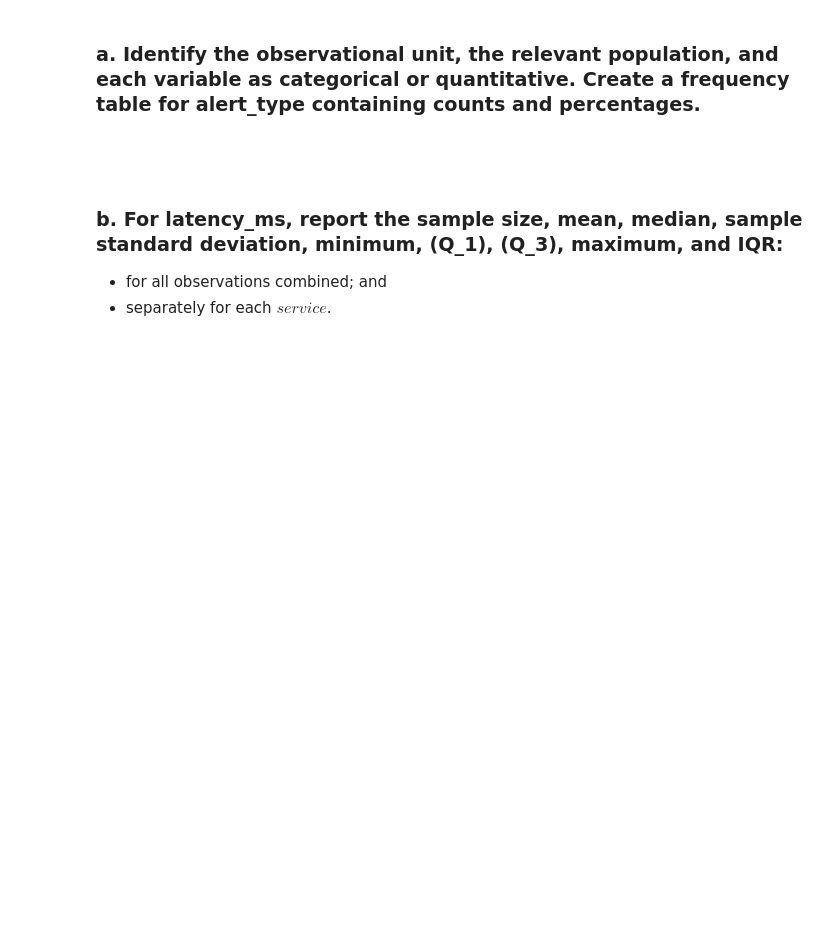
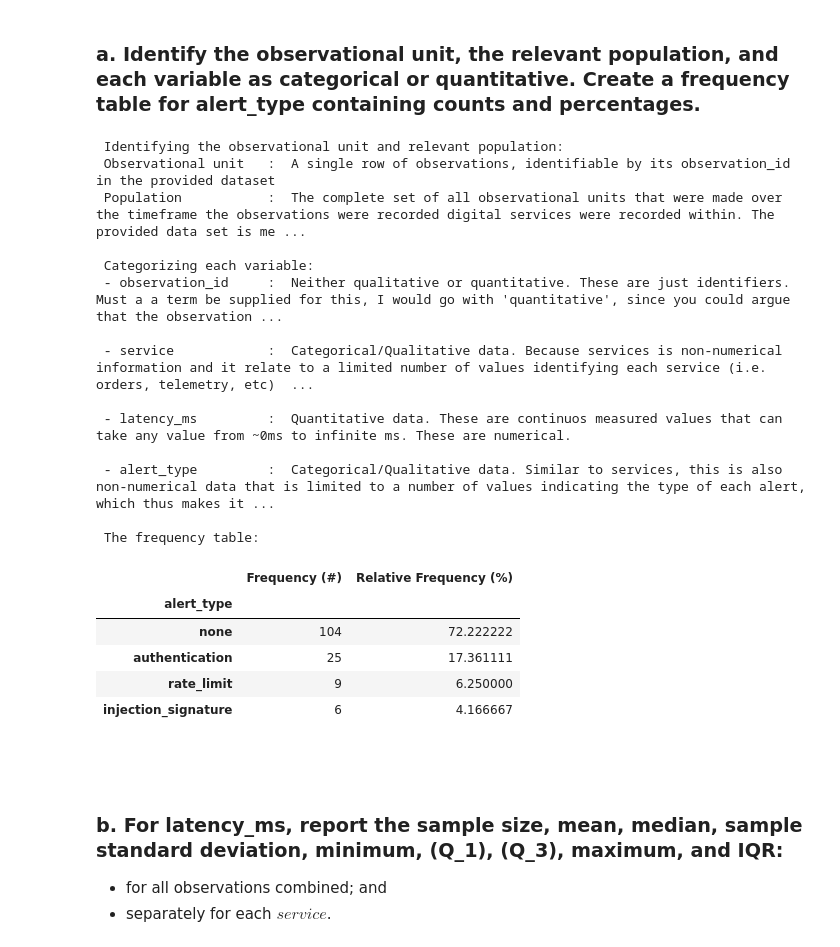
Before and after one commit to Dogmeat2000/sta1, a Jupyter notebook: assignment1/assignment1.ipynb, the cells around one changed output. Drawn from its saved outputs; the diff is of its cells as text; code cells hidden in the pictures; blank space fills up the shorter version.

```diff
--- a/assignment1/assignment1.ipynb
+++ b/assignment1/assignment1.ipynb
@@ -61,8 +68,48 @@
 # %% [markdown]
 ### a. Identify the observational unit, the relevant population, and each variable as categorical or quantitative. Create a frequency table for alert_type containing counts and percentages.
 # %%
-# TODO
-# Kristian
+# TODO: Kristian
+print("\033[1m Identifying the observational unit and relevant population: \033[0m")
+print("\033[1m Observational unit   : \033[0m A single row of observations, identifiable by its observation_id in the provided dataset")
+print("\033[1m Population           : \033[0m The complete set of all observational units that were made over the timeframe the observations were recorded digital services were recorded within. The provided data set is merely a sample of this population.")
+
+
+print("\n\033[1m Categorizing each variable: \033[0m")
+print("\033[1m - observation_id     : \033[0m Neither qualitative or quantitative. These are just identifiers. Must a a term be supplied for this, I would go with 'quantitative', since you could argue that the observation_id relates to a point in time the observation was made, and thus can be used to identity the order in which measurements were made.")
+print("\n\033[1m - service            : \033[0m Categorical/Qualitative data. Because services is non-numerical information and it relate to a limited number of values identifying each service (i.e. orders, telemetry, etc) and can be used to categorize the observations within these categories.")
+print("\n\033[1m - latency_ms         : \033[0m Quantitative data. These are continuos measured values that can take any value from ~0ms to infinite ms. These are numerical.")
+print("\n\033[1m - alert_type         : \033[0m Categorical/Qualitative data. Similar to services, this is also non-numerical data that is limited to a number of values indicating the type of each alert, which thus makes it easy to categorize meaningfully according to alert type.")
+
+print("\n\033[1m The frequency table: \033[0m")
+alert_counts = digitalServicesData_unmodified["alert_type"].value_counts()
+
+freqTable = pd.DataFrame({
+    "Frequency (#)": alert_counts,
+    "Relative Frequency (%)": alert_counts / alert_counts.sum() * 100
+})
+
+display(freqTable)
+# %% [output]
+ Identifying the observational unit and relevant population:
+ Observational unit   :  A single row of observations, identifiable by its observation_id in the provided dataset
+ Population           :  The complete set of all observational units that were made over the timeframe the observations were recorded digital services were recorded within. The provided data set is me ...
+
+ Categorizing each variable:
+ - observation_id     :  Neither qualitative or quantitative. These are just identifiers. Must a a term be supplied for this, I would go with 'quantitative', since you could argue that the observation ...
+
+ - service            :  Categorical/Qualitative data. Because services is non-numerical information and it relate to a limited number of values identifying each service (i.e. orders, telemetry, etc)  ...
+
+ - latency_ms         :  Quantitative data. These are continuos measured values that can take any value from ~0ms to infinite ms. These are numerical.
+
+ - alert_type         :  Categorical/Qualitative data. Similar to services, this is also non-numerical data that is limited to a number of values indicating the type of each alert, which thus makes it ...
+
+ The frequency table:
+|  | Frequency (#) | Relative Frequency (%) |
+| alert_type |  |  |
+| none | 104 | 72.222222 |
+| authentication | 25 | 17.361111 |
+| rate_limit | 9 | 6.250000 |
+| injection_signature | 6 | 4.166667 |
 # %% [markdown]
 <br><br>
 ### b. For latency_ms, report the sample size, mean, median, sample standard deviation, minimum, (Q_1), (Q_3), maximum, and IQR:
```
Also changed, not shown: parts of 1 cell of this notebook.
